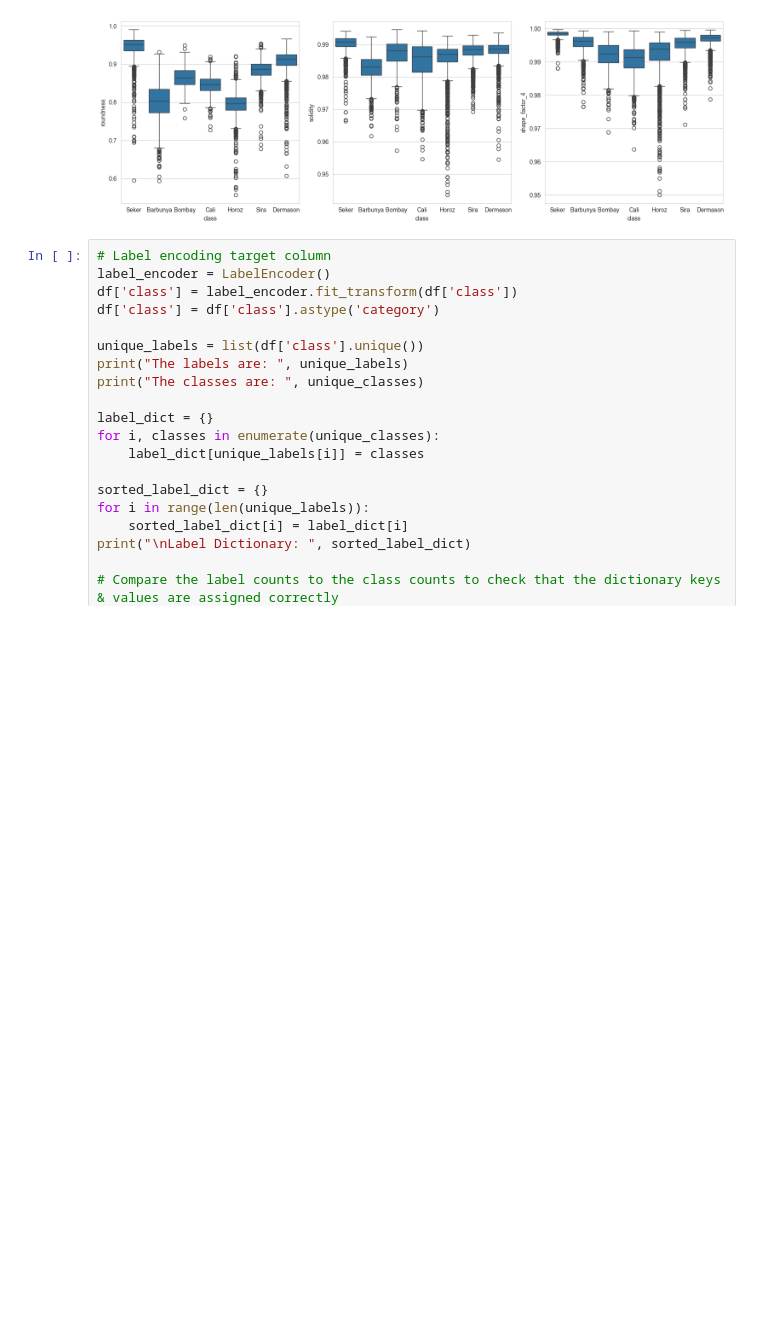
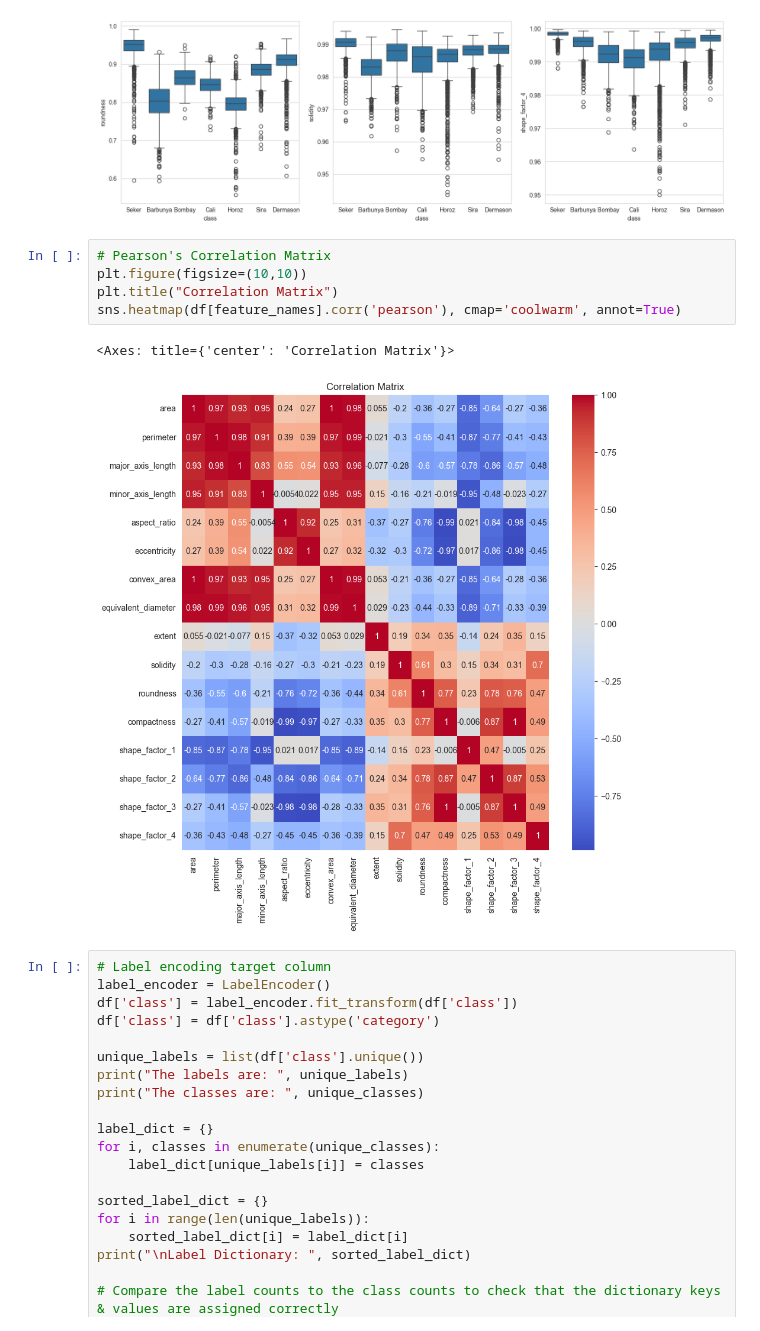
Before and after one commit to lukeeaton/ml_project_repo, a Jupyter notebook: ml_assessment.ipynb, the cells around one changed output. Saved outputs shown, nothing was run; the diff lists cells and outputs as text; blank space fills up the shorter version.

```diff
--- a/ml_assessment.ipynb
+++ b/ml_assessment.ipynb
@@ -246,6 +243,14 @@ for variable, subplot in zip(['roundness', 'solidity', 'shape_factor_4'], ax.fla
 plt.tight_layout()
 # %% [output]
 [figure]
+# %%
+# Pearson's Correlation Matrix
+plt.figure(figsize=(10,10))
+plt.title("Correlation Matrix")
+sns.heatmap(df[feature_names].corr('pearson'), cmap='coolwarm', annot=True)
+# %% [output]
+<Axes: title={'center': 'Correlation Matrix'}>
+[figure, added]
 # %%
 # Label encoding target column
 label_encoder = LabelEncoder()
```
Also changed, not shown: parts of 20 cells of this notebook.
